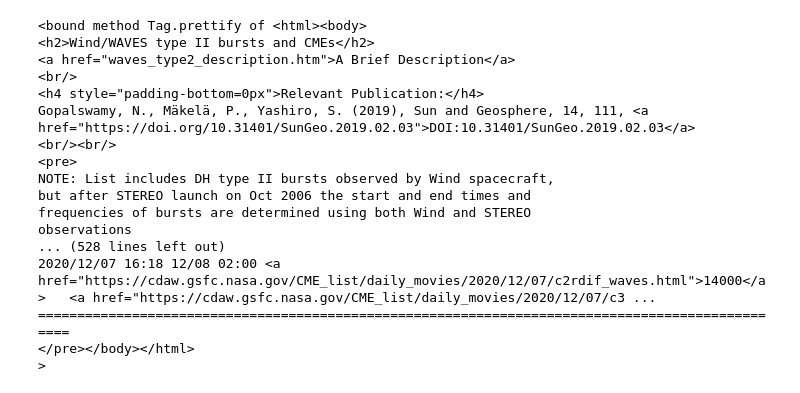
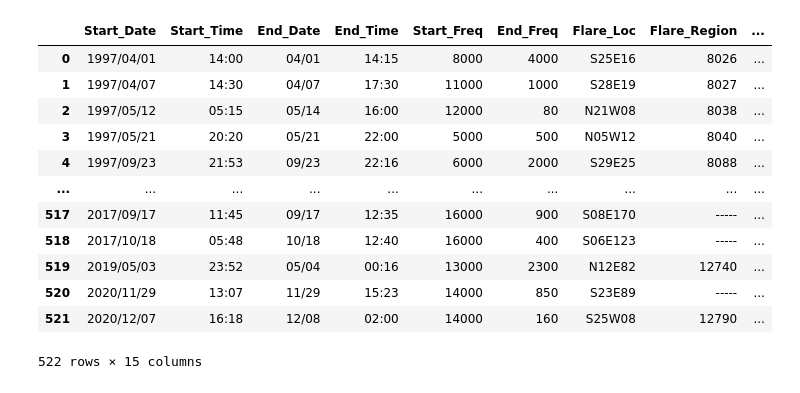
Before and after one commit to Anubis-vc/ds_intro, a Jupyter notebook: project1.ipynb, the cells around one changed output. Drawn from its saved outputs; the diff is of its cells as text; code cells hidden in the pictures.

Commit message:
Added all the NASA code
Forgot to save lolz

```diff
--- a/project1.ipynb
+++ b/project1.ipynb
@@ -4,22 +88,52 @@ from bs4 import BeautifulSoup
 # %%
+# Start of part 3. Use the same process at part1 to start
 res = requests.get("https://cdaw.gsfc.nasa.gov/CME_list/radio/waves_type2.html")
 soup = BeautifulSoup(res.content, "html.parser")
-print (soup.prettify)
+# print (soup.prettify)
-# %% [output]
-<bound method Tag.prettify of <html><body>
-<h2>Wind/WAVES type II bursts and CMEs</h2>
-<a href="waves_type2_description.htm">A Brief Description</a>
-<br/>
-<h4 style="padding-bottom=0px">Relevant Publication:</h4>
-Gopalswamy, N., Mäkelä, P., Yashiro, S. (2019), Sun and Geosphere, 14, 111, <a href="https://doi.org/10.31401/SunGeo.2019.02.03">DOI:10.31401/SunGeo.2019.02.03</a>
-<br/><br/>
-<pre>
-NOTE: List includes DH type II bursts observed by Wind spacecraft,
-but after STEREO launch on Oct 2006 the start and end times and
-frequencies of bursts are determined using both Wind and STEREO
-observations
-... (528 lines left out)
-2020/12/07 16:18 12/08 02:00 <a href="https://cdaw.gsfc.nasa.gov/CME_list/daily_movies/2020/12/07/c2rdif_waves.html">14000</a>   <a href="https://cdaw.gsfc.nasa.gov/CME_list/daily_movies/2020/12/07/c3 ...
-=================================================================================================
-</pre></body></html>
->
+# %%
+# This link does NOT have a marked table. Must extract as text instead
+nasa_tab = soup.find('pre')
+txt = nasa_tab.get_text()
+# txt
+# %%
+# Since each row of data appears on a new line, split this string by line
+rows = txt.split('\n')
+
+# Now remove the unnecessary beginning and ending lines
+for i in range(12):
+    rows.pop(0);
+for i in range(2):
+    rows.pop(len(rows) - 1)
+
+# Create a table with the proper columns
+nasa_data = pd.DataFrame(columns=['Start_Date', 'Start_Time', 'End_Date', 'End_Time', 'Start_Freq',
+'End_Freq', 'Flare_Loc', 'Flare_Region','Flare_Class', 'CME_Date',
+'CME_Time', 'CME_Angle', 'CME_Width', 'CME_Speed', 'Plot'], index = range(0,len(rows)))
+
+# Now load each line into the newly created dataframe
+row_index = 0
+for temp in rows:
+    row = temp.split(' ')
+    while '' in row:
+        row.remove('')
+    col_index = 0
+    while col_index < 15:
+        nasa_data.iat[row_index, col_index] = row[col_index]
+        col_index += 1
+    row_index += 1
+nasa_data
+# End of step 3
+# %% [output]
+|  | Start_Date | Start_Time | End_Date | End_Time | Start_Freq | End_Freq | Flare_Loc | Flare_Region | ... |
+| 0 | 1997/04/01 | 14:00 | 04/01 | 14:15 | 8000 | 4000 | S25E16 | 8026 | ... |
+| 1 | 1997/04/07 | 14:30 | 04/07 | 17:30 | 11000 | 1000 | S28E19 | 8027 | ... |
+| 2 | 1997/05/12 | 05:15 | 05/14 | 16:00 | 12000 | 80 | N21W08 | 8038 | ... |
+| 3 | 1997/05/21 | 20:20 | 05/21 | 22:00 | 5000 | 500 | N05W12 | 8040 | ... |
+| 4 | 1997/09/23 | 21:53 | 09/23 | 22:16 | 6000 | 2000 | S29E25 | 8088 | ... |
+| ... | ... | ... | ... | ... | ... | ... | ... | ... | ... |
+| 517 | 2017/09/17 | 11:45 | 09/17 | 12:35 | 16000 | 900 | S08E170 | ----- | ... |
+| 518 | 2017/10/18 | 05:48 | 10/18 | 12:40 | 16000 | 400 | S06E123 | ----- | ... |
+| 519 | 2019/05/03 | 23:52 | 05/04 | 00:16 | 13000 | 2300 | N12E82 | 12740 | ... |
+| 520 | 2020/11/29 | 13:07 | 11/29 | 15:23 | 14000 | 850 | S23E89 | ----- | ... |
+| 521 | 2020/12/07 | 16:18 | 12/08 | 02:00 | 14000 | 160 | S25W08 | 12790 | ... |
+522 rows × 15 columns
```
Also changed, not shown: parts of 7 cells of this notebook.
